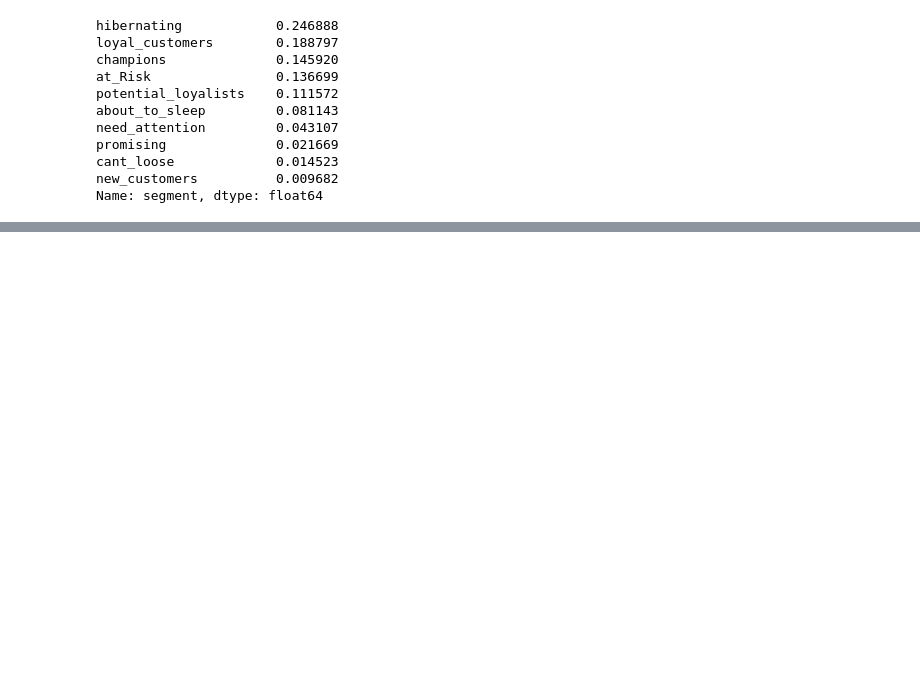
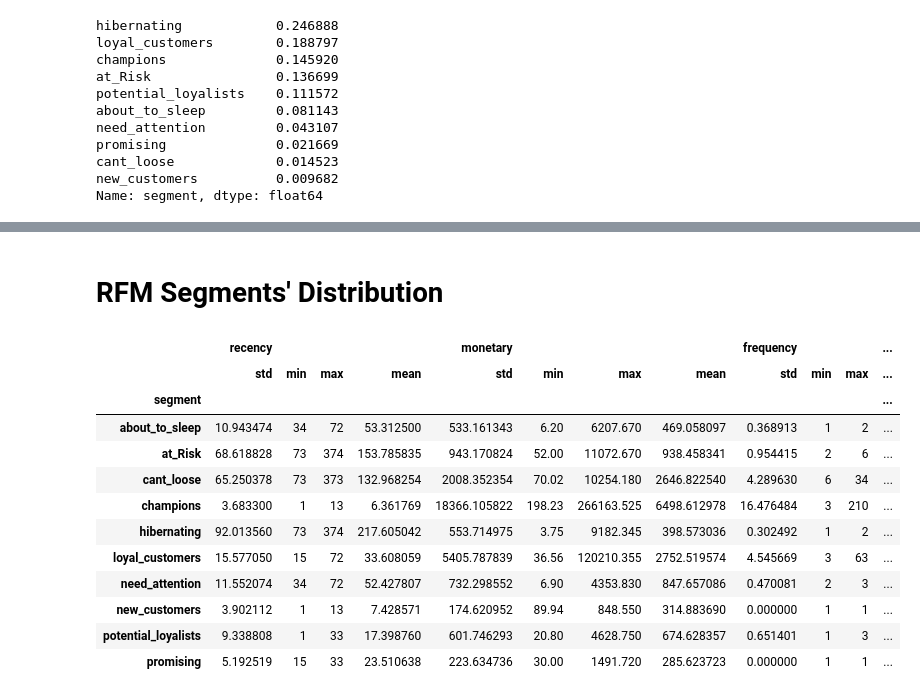
Before and after one commit to mindyng/2022-Business-Projects, a Jupyter notebook: customer-relationship-management.ipynb, the cells around one changed output, grey strips where cells are left out. Cells and saved outputs as stored; diff of their text form; code cells hidden in the pictures; blank space fills up the shorter version.

```diff
--- a/customer-relationship-management.ipynb
+++ b/customer-relationship-management.ipynb
@@ -338,0 +358,20 @@ We can easily see from this percentage break down that top 3 of the user base is
+# %% [markdown]
+# RFM Segments' Distribution
+# %%
+rfm[['recency','monetary','frequency','segment']]\
+.groupby('segment')\
+.agg({'mean','std','max','min'})
+# %% [output]
+|  | recency |  |  |  | monetary |  |  |  | frequency |  |  | ... |
+|  | std | min | max | mean | std | min | max | mean | std | min | max | ... |
+| segment |  |  |  |  |  |  |  |  |  |  |  | ... |
+| about_to_sleep | 10.943474 | 34 | 72 | 53.312500 | 533.161343 | 6.20 | 6207.670 | 469.058097 | 0.368913 | 1 | 2 | ... |
+| at_Risk | 68.618828 | 73 | 374 | 153.785835 | 943.170824 | 52.00 | 11072.670 | 938.458341 | 0.954415 | 2 | 6 | ... |
+| cant_loose | 65.250378 | 73 | 373 | 132.968254 | 2008.352354 | 70.02 | 10254.180 | 2646.822540 | 4.289630 | 6 | 34 | ... |
+| champions | 3.683300 | 1 | 13 | 6.361769 | 18366.105822 | 198.23 | 266163.525 | 6498.612978 | 16.476484 | 3 | 210 | ... |
+| hibernating | 92.013560 | 73 | 374 | 217.605042 | 553.714975 | 3.75 | 9182.345 | 398.573036 | 0.302492 | 1 | 2 | ... |
+| loyal_customers | 15.577050 | 15 | 72 | 33.608059 | 5405.787839 | 36.56 | 120210.355 | 2752.519574 | 4.545669 | 3 | 63 | ... |
+| need_attention | 11.552074 | 34 | 72 | 52.427807 | 732.298552 | 6.90 | 4353.830 | 847.657086 | 0.470081 | 2 | 3 | ... |
+| new_customers | 3.902112 | 1 | 13 | 7.428571 | 174.620952 | 89.94 | 848.550 | 314.883690 | 0.000000 | 1 | 1 | ... |
+| potential_loyalists | 9.338808 | 1 | 33 | 17.398760 | 601.746293 | 20.80 | 4628.750 | 674.628357 | 0.651401 | 1 | 3 | ... |
+| promising | 5.192519 | 15 | 33 | 23.510638 | 223.634736 | 30.00 | 1491.720 | 285.623723 | 0.000000 | 1 | 1 | ... |
```
Also changed, not shown: parts of 18 cells of this notebook.
